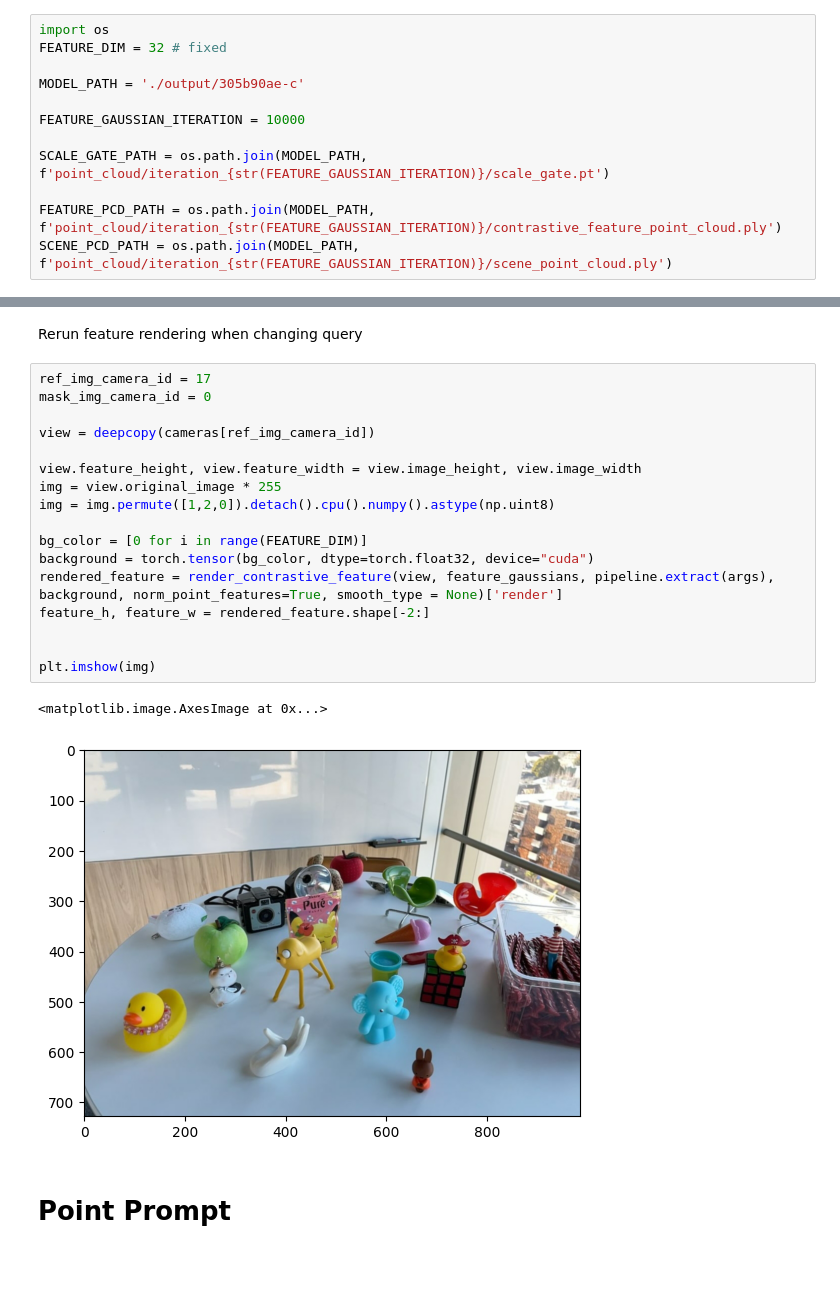
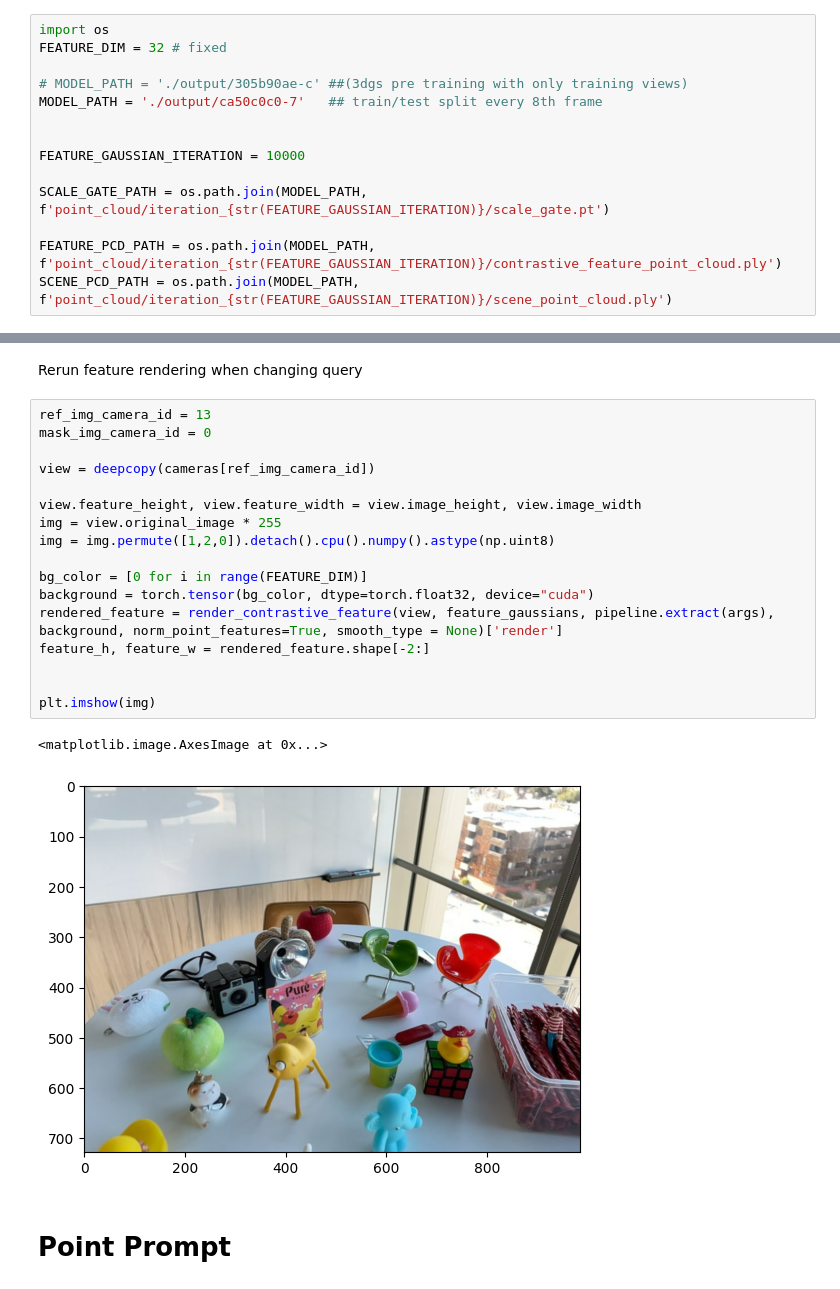
Before and after one commit to matt576/3dgs-diff, a Jupyter notebook: SegAnyGAussians/3dgs-diff.ipynb, the cells around one changed output, grey strips where cells are left out. Saved outputs shown, nothing was run; the diff lists cells and outputs as text.

```diff
--- a/SegAnyGAussians/3dgs-diff.ipynb
+++ b/SegAnyGAussians/3dgs-diff.ipynb
@@ -64,7 +64,9 @@ def get_combined_args(parser : ArgumentParser, model_path, target_cfg_file = Non
 import os
 FEATURE_DIM = 32 # fixed
 
-MODEL_PATH = './output/305b90ae-c'
+# MODEL_PATH = './output/305b90ae-c' ##(3dgs pre training with only training views)
+MODEL_PATH = './output/ca50c0c0-7'   ## train/test split every 8th frame
+
 
 FEATURE_GAUSSIAN_ITERATION = 10000
 
@@ -191,25 +193,25 @@ There are 303 views in the dataset.
 # %% [markdown]
 Rerun feature rendering when changing query
 # %%
-ref_img_camera_id = 17
+ref_img_camera_id = 13
 mask_img_camera_id = 0
 
 view = deepcopy(cameras[ref_img_camera_id])
 
 view.feature_height, view.feature_width = view.image_height, view.image_width
 img = view.original_image * 255
 img = img.permute([1,2,0]).detach().cpu().numpy().astype(np.uint8)
 
 bg_color = [0 for i in range(FEATURE_DIM)]
 background = torch.tensor(bg_color, dtype=torch.float32, device="cuda")
 rendered_feature = render_contrastive_feature(view, feature_gaussians, pipeline.extract(args), background, norm_point_features=True, smooth_type = None)['render']
 feature_h, feature_w = rendered_feature.shape[-2:]
 
 
 plt.imshow(img)
 # %% [output]
 <matplotlib.image.AxesImage at 0x...>
-[figure, old version]
+[figure, new version]
 # %% [markdown]
 # Point Prompt
 # %%
```
Also changed, not shown: parts of 17 cells of this notebook, 2 other files.
